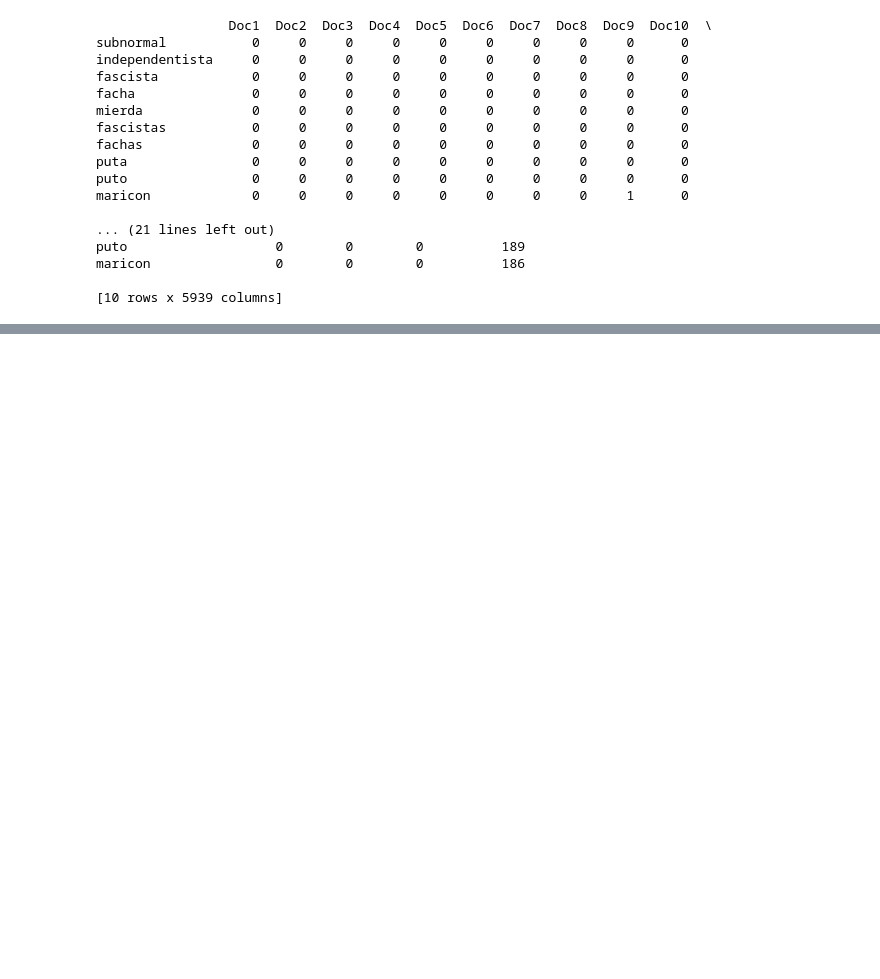
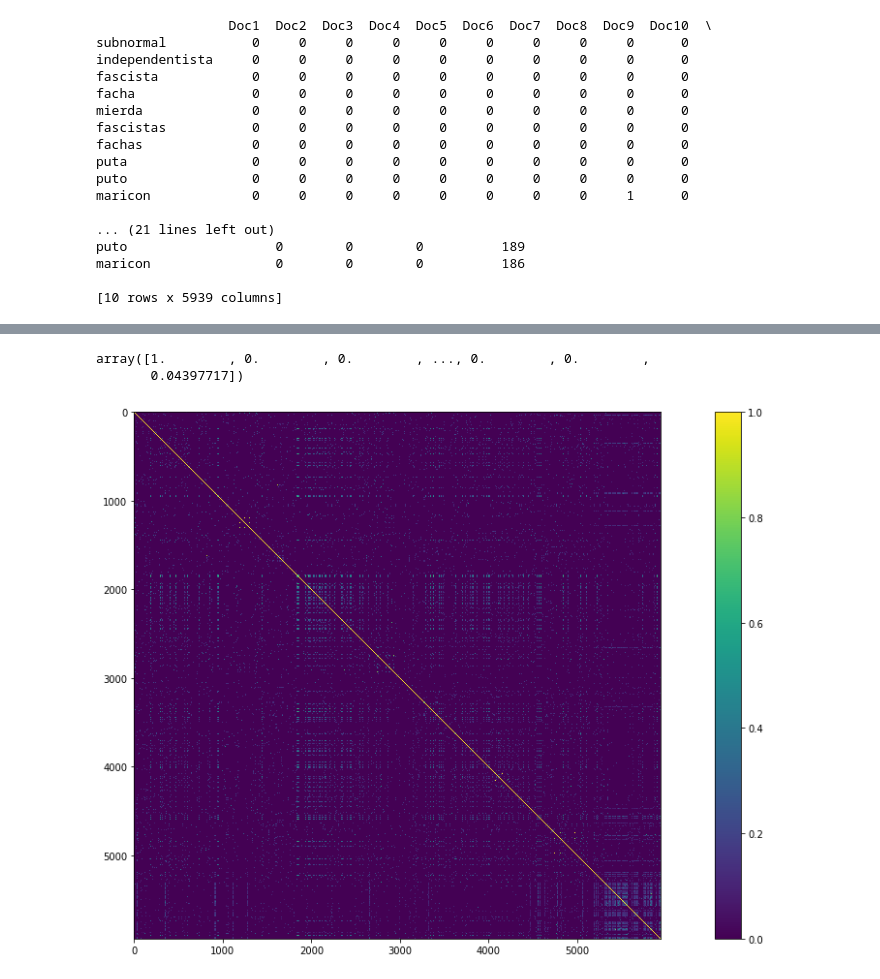
Before and after one commit to hsarmiento/MTI-455, a Jupyter notebook: notebooks/clase01.ipynb, the cells around one changed output, grey strips where cells are left out. Cells and saved outputs as stored; diff of their text form; code cells hidden in the pictures; blank space fills up the shorter version.

```diff
--- a/notebooks/clase01.ipynb
+++ b/notebooks/clase01.ipynb
@@ -186,0 +228,14 @@ plana           0      1      0      0      0
+# %%
+cosine_similarities = cosine_similarity(term_document_matrix.T)
+# %%
+cosine_similarities[0]
+# %% [output]
+array([1.        , 0.        , 0.        , ..., 0.        , 0.        ,
+       0.04397717])
+# %%
+plt.figure(figsize = (20,10))
+plt.imshow(cosine_similarities, interpolation='none')
+plt.colorbar()
+plt.show()
+# %% [output]
+[figure, added]
```
Also changed, not shown: parts of 44 cells of this notebook, 1 other file.
